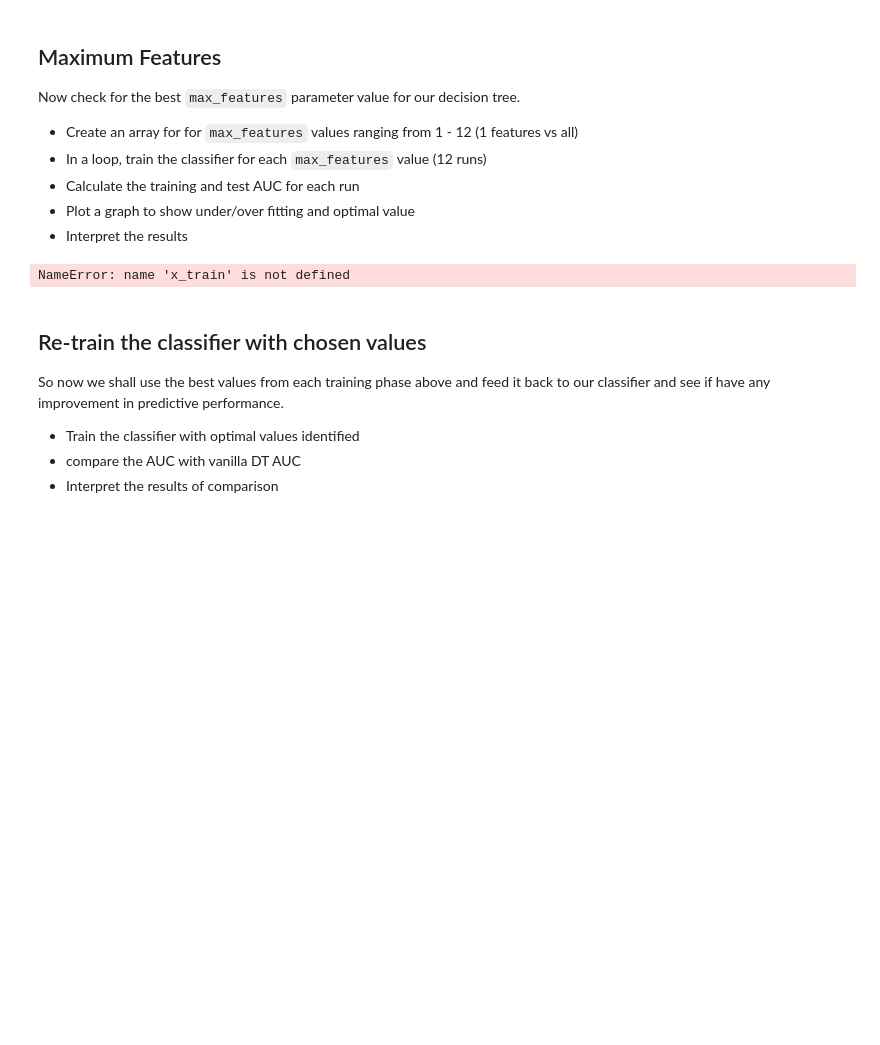
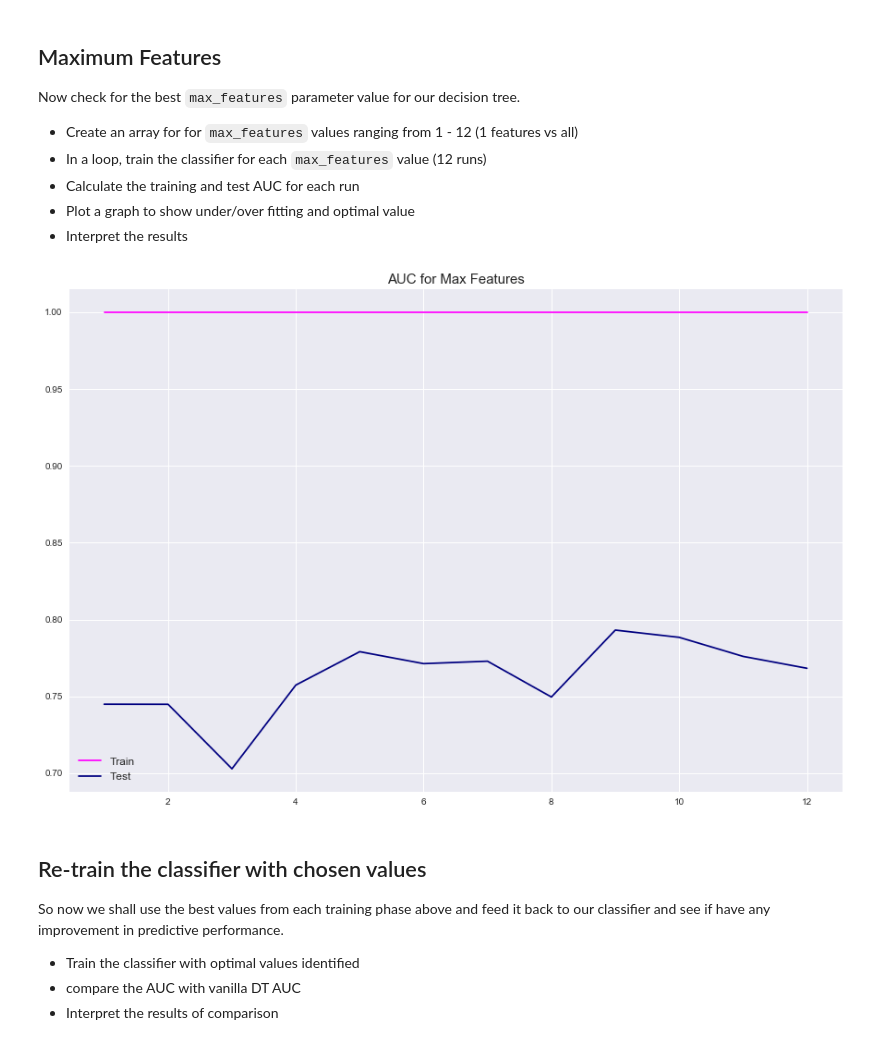
Before and after one commit to MissAle17/dsc-3-31-08-decision-tree-pruning-hyperparameter-optimization-lab-online-ds-sp-000, a Jupyter notebook: index.ipynb, the cells around one changed output. Drawn from its saved outputs; the diff is of its cells as text; code cells hidden in the pictures; blank space fills up the shorter version.

```diff
--- a/index.ipynb
+++ b/index.ipynb
@@ -256,37 +258,37 @@ Now check for the best `max_features` parameter value for our decision tree.
 - Interpret the results
 # %%
 # Find the best value for optimal maximum feature size
-max_feats = list(range(1,x_train.shape[1]))
+max_feats = list(range(1,X_train.shape[1]))
 
 F_tr = []
 Acc_tr = []
 F_ts = []
 Acc_ts = []
 
 for ftr in max_feats:
     clfr= DecisionTreeClassifier(criterion = 'entropy', max_features = ftr)
     clfr.fit(X_train,y_train)
 
     pred_ts= clfr.predict(X_test)
     false_positive_rate, true_positive_rate, thresholds = roc_curve(y_test, pred_ts)
     roc_auc_ts = auc(false_positive_rate, true_positive_rate)
     F_ts.append(ftr)
     Acc_ts.append(roc_auc_ts)
 
     pred_tr= clfr.predict(X_train)
     false_positive_rate_tr, true_positive_rate_tr, thresholds_tr = roc_curve(y_train, pred_tr)
     roc_auc_tr = auc(false_positive_rate_tr, true_positive_rate_tr)
     F_tr.append(ftr)
     Acc_tr.append(roc_auc_tr)
 
 # Your code here
 plt.figure(figsize=(15,10))
 plt.plot(F_tr,Acc_tr, color = 'magenta', label ='Train')
 plt.plot(F_ts,Acc_ts, color = 'navy', label = 'Test')
 plt.title('AUC for Max Features', fontsize=15)
 plt.legend(fontsize=12)
 plt.show()
 
 # Your code here
 # %% [output]
-NameError: name 'x_train' is not defined
+[figure, added]
```
Also changed, not shown: parts of 6 cells of this notebook.
